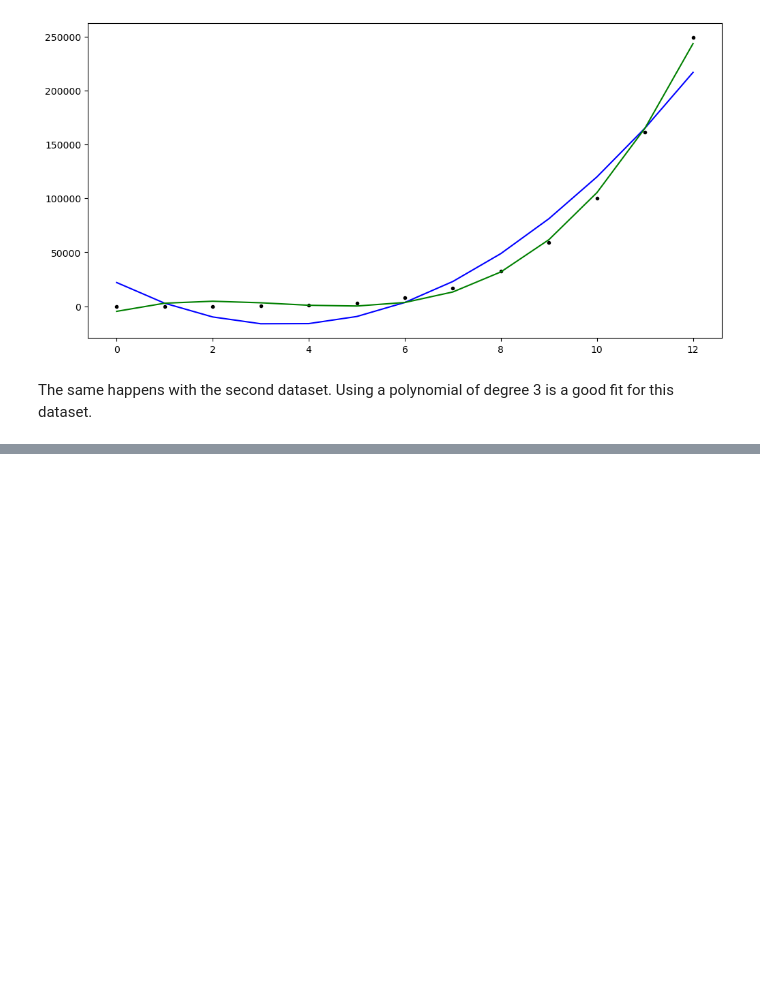
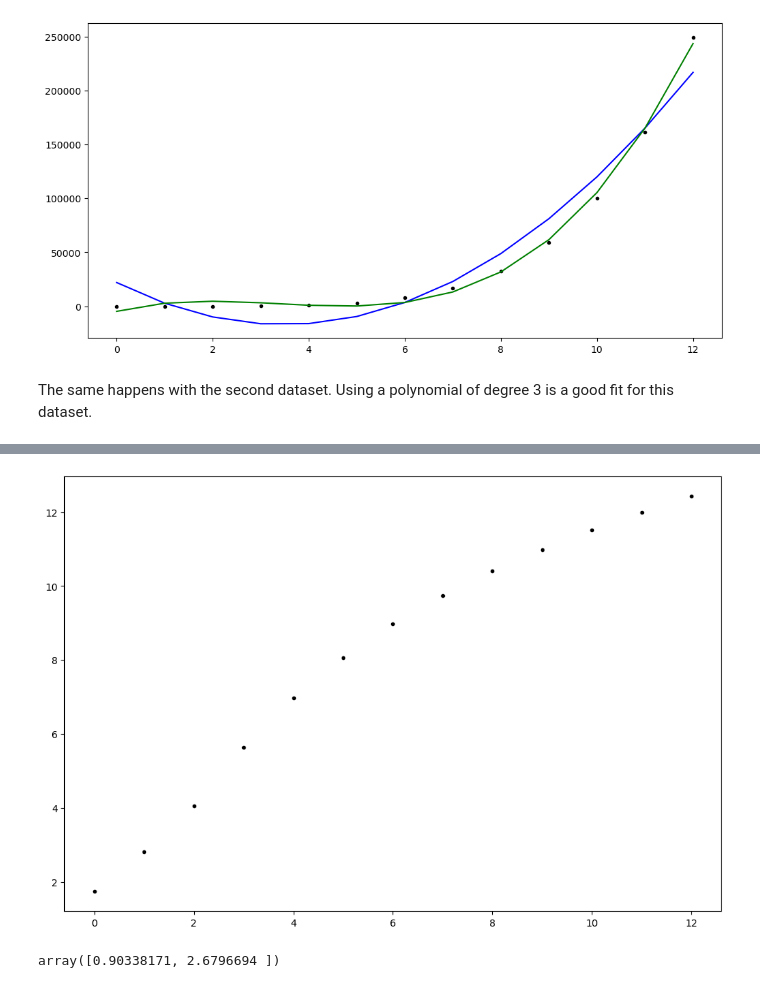
Before and after one commit to ReRiva/machine_learning_project, a Jupyter notebook: Exercises/03-parameters-exercises.ipynb, the cells around one changed output, grey strips where cells are left out. Cells and saved outputs as stored; diff of their text form; code cells hidden in the pictures; blank space fills up the shorter version.

```diff
--- a/Exercises/03-parameters-exercises.ipynb
+++ b/Exercises/03-parameters-exercises.ipynb
@@ -133,0 +166,15 @@ The same happens with the second dataset. Using a polynomial of degree 3 is a go
+# %%
+# Create a plot.
+x= np.array(x)
+y= np.array(y)
+log_y = np.log(y)
+fig, ax = plt.subplots(figsize=(12, 8))
+ax.plot(x, np.log(y), 'k.');
+# %% [output]
+[figure, added]
+# %%
+# Now lets try to fit it
+params1 = np.polyfit(x,log_y,1)
+params1
+# %% [output]
+array([0.90338171, 2.6796694 ])
```
Also changed, not shown: parts of 8 cells of this notebook.
